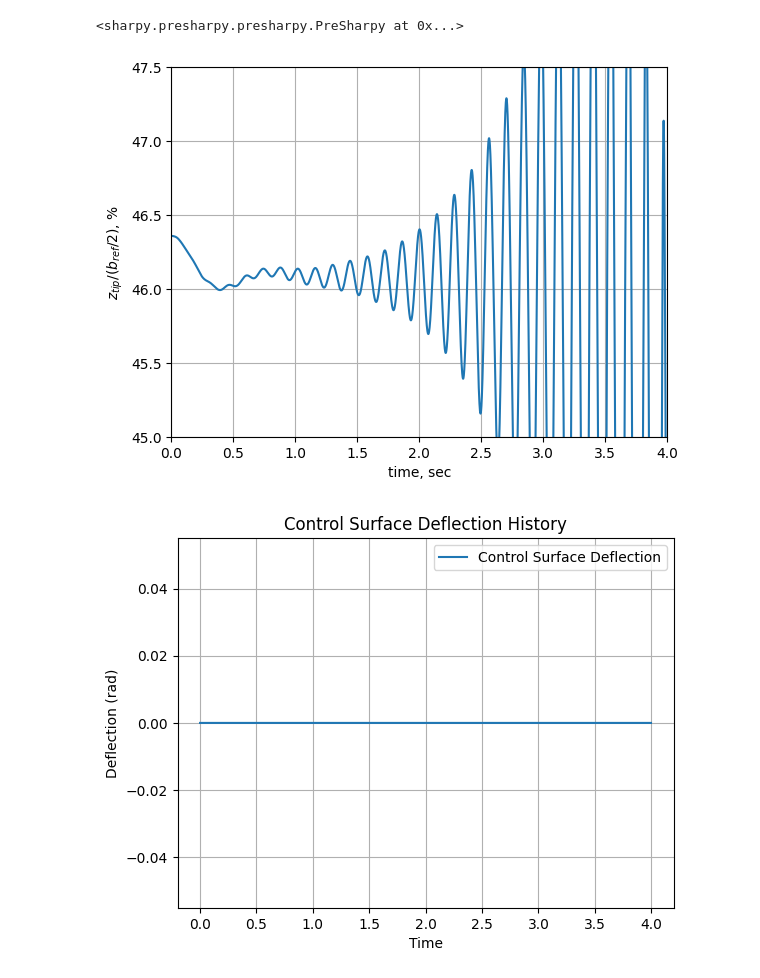
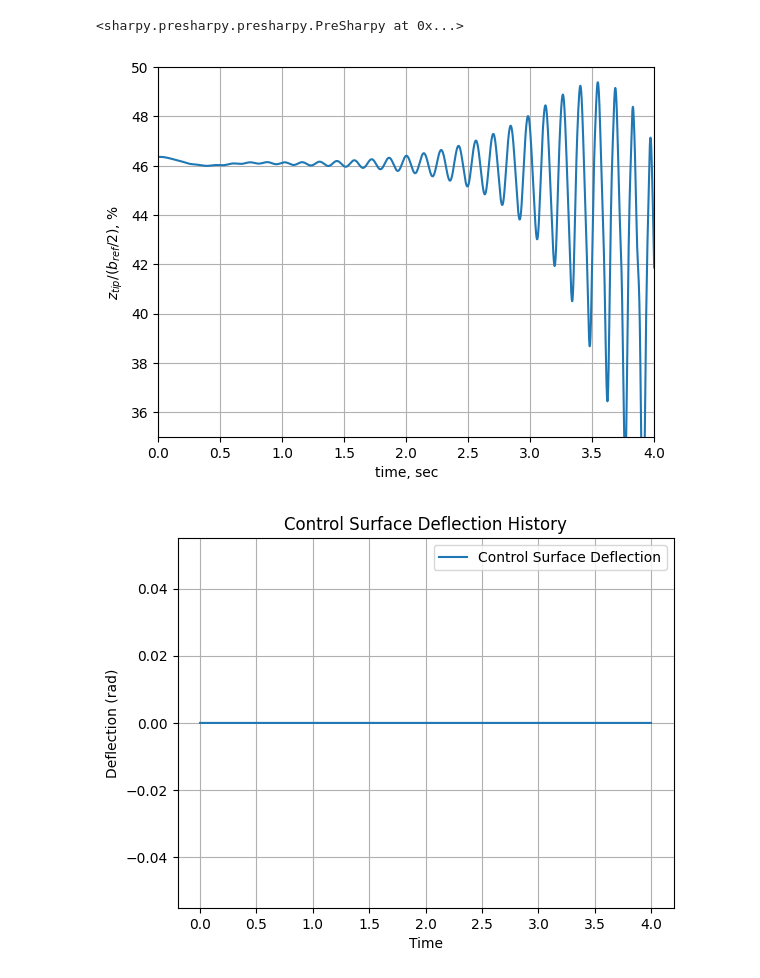
Before and after one commit to lighteningAB/sharpy, a Jupyter notebook: sharpy/try44_0gains.ipynb, the cells around one changed output. Cells and saved outputs as stored; diff of their text form; code cells hidden in the pictures.

```diff
--- a/sharpy/try44_0gains.ipynb
+++ b/sharpy/try44_0gains.ipynb
@@ -374,31 +374,31 @@ fatal: not a git repository (or any of the parent directories): .git
 # %%
 def get_resulting_vertical_tip_displacement(output_folder, model):
     file_results = os.path.join(output_folder,
                                  model.case_name,
                                  'WriteVariablesTime',
                                  'struct_pos_node{}.dat'.format(model.num_node_surf))
     vertical_tip_displacement = np.loadtxt(file_results)[:,-1]
 
 
     return vertical_tip_displacement
 
 
 tip_displacement_open_loop = get_resulting_vertical_tip_displacement(output_folder,
                                                                      pazy_altered)
 
 
 time_array = np.arange(0, len(tip_displacement_open_loop) * pazy_altered.dt, pazy_altered.dt)
 normalised_tip_displacement = tip_displacement_open_loop/ (0.5*pazy_altered.b_ref) #normalise by half wing span
 normalised_tip_displacement *=100# cconvert to percentnvert to percent
 plt.plot(time_array, normalised_tip_displacement)
 plt.xlabel('time, sec')
 plt.ylabel('$z_{tip}/(b_{ref}/2)$, %')
 plt.xlim([0., simulation_time])
-plt.ylim([45., 47.5])
+plt.ylim([35., 50])
 plt.grid()
 plt.show()
 # %% [output]
-[figure, old version]
+[figure, new version]
 # %%
 #show control surface deflection history
 data = np.loadtxt(output_folder+'/'+pazy_altered.case_name+'/controllers/controller_tip.log.csv', delimiter=',', skiprows=1)
```
Also changed, not shown: 2 other files.
